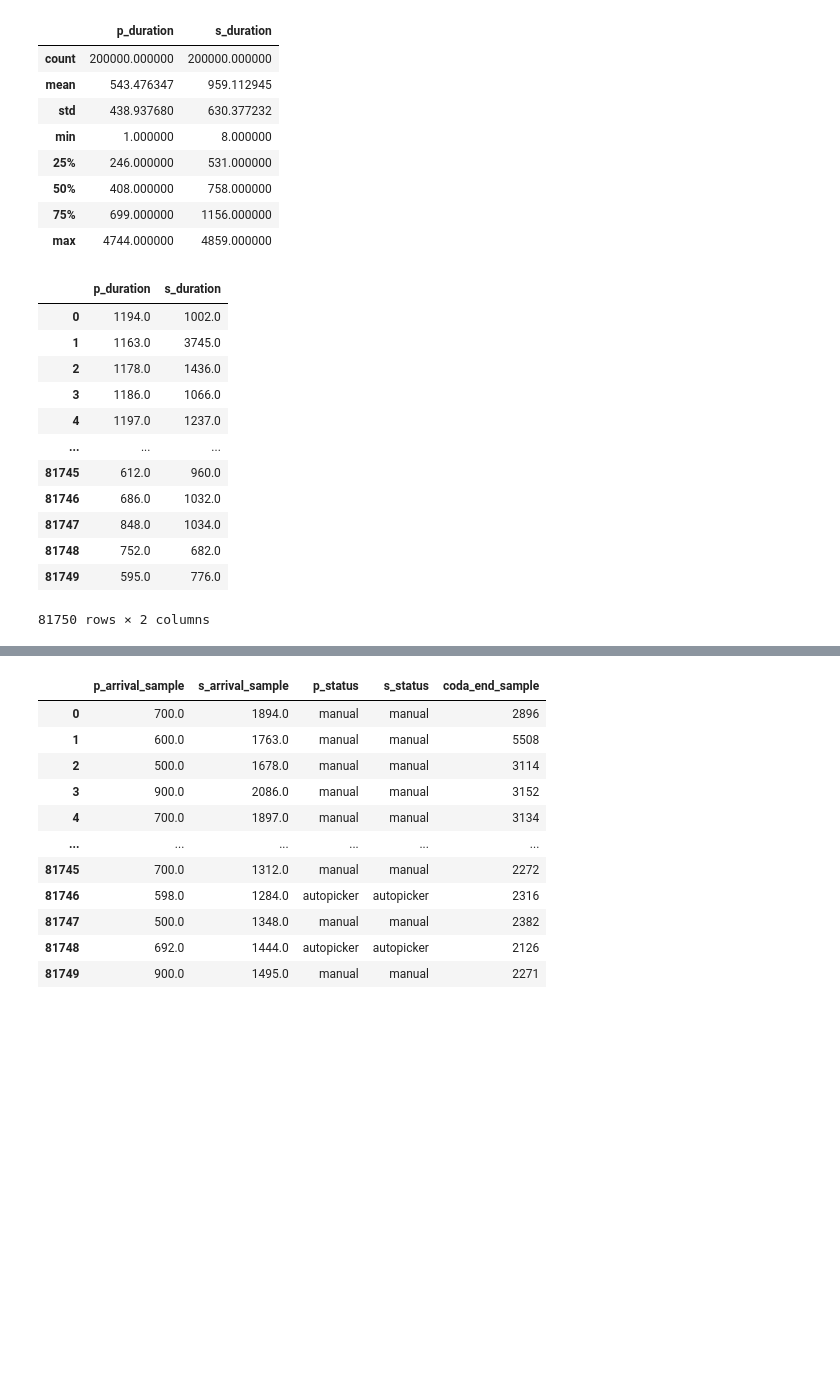
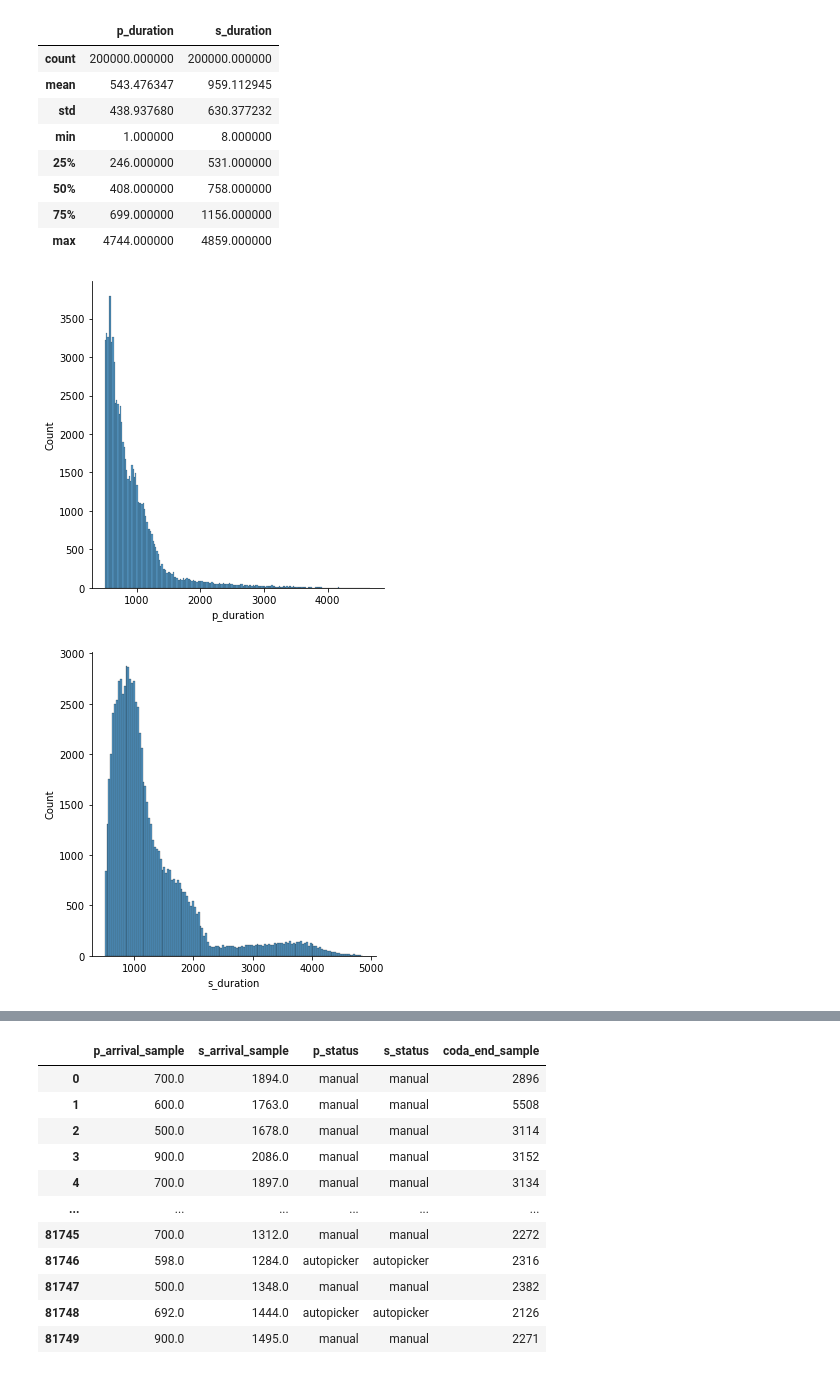
Before and after one commit to Teo-KJ/Earthquake-Waves-Classifier, a Jupyter notebook: src/1-create-spectrogram/wave_window_eda.ipynb, the cells around one changed output, grey strips where cells are left out. Saved outputs shown, nothing was run; the diff lists cells and outputs as text; code cells hidden in the pictures; blank space fills up the shorter version.

```diff
--- a/src/1-create-spectrogram/wave_window_eda.ipynb
+++ b/src/1-create-spectrogram/wave_window_eda.ipynb
@@ -80,24 +89,24 @@ arrival_df[['p_duration', 's_duration']].describe()
 | 75% | 699.000000 | 1156.000000 |
 | max | 4744.000000 | 4859.000000 |
 # %%
-# only accept waveforms that satisfy 'min_acceptable_duration'
-min_acceptable_duration = 500 # 100 == 1 second
-acceptable_duration_cond = (arrival_df['p_duration'] >= min_acceptable_duration) \
-                           & (arrival_df['s_duration'] >= min_acceptable_duration)
-new_arrival_df = arrival_df.loc[acceptable_duration_cond, :].reset_index(drop=True)
+def filterDuration(min_acceptable_duration, df):
+    acceptable_duration_cond = (df['p_duration'] >= min_acceptable_duration) \
+                               & (df['s_duration'] >= min_acceptable_duration)
+    new_arrival_df = df.loc[acceptable_duration_cond, :].reset_index(drop=True)
 
-new_arrival_df.loc[:, ['p_duration', 's_duration']]
+    new_arrival_df.loc[:, ['p_duration', 's_duration']]
+
+    return new_arrival_df
-# %% [output]
-|  | p_duration | s_duration |
-| 0 | 1194.0 | 1002.0 |
-| 1 | 1163.0 | 3745.0 |
-| 2 | 1178.0 | 1436.0 |
-| 3 | 1186.0 | 1066.0 |
-| 4 | 1197.0 | 1237.0 |
-| ... | ... | ... |
-| 81745 | 612.0 | 960.0 |
-| 81746 | 686.0 | 1032.0 |
-| 81747 | 848.0 | 1034.0 |
-| 81748 | 752.0 | 682.0 |
-| 81749 | 595.0 | 776.0 |
-81750 rows × 2 columns
+# %%
+# only accept waveforms that satisfy 'min_acceptable_duration'
+acceptable_duration = 500 # 100 == 1 second
+
+new_arrival_df = filterDuration(acceptable_duration, arrival_df)
+# %%
+for i in ['p_duration', 's_duration']:
+    sb.displot(data = new_arrival_df, x = i)
+
+plt.show()
+# %% [output]
+[figure, added]
+[figure, added]
```
Also changed, not shown: parts of 6 cells of this notebook, 1 other file.
